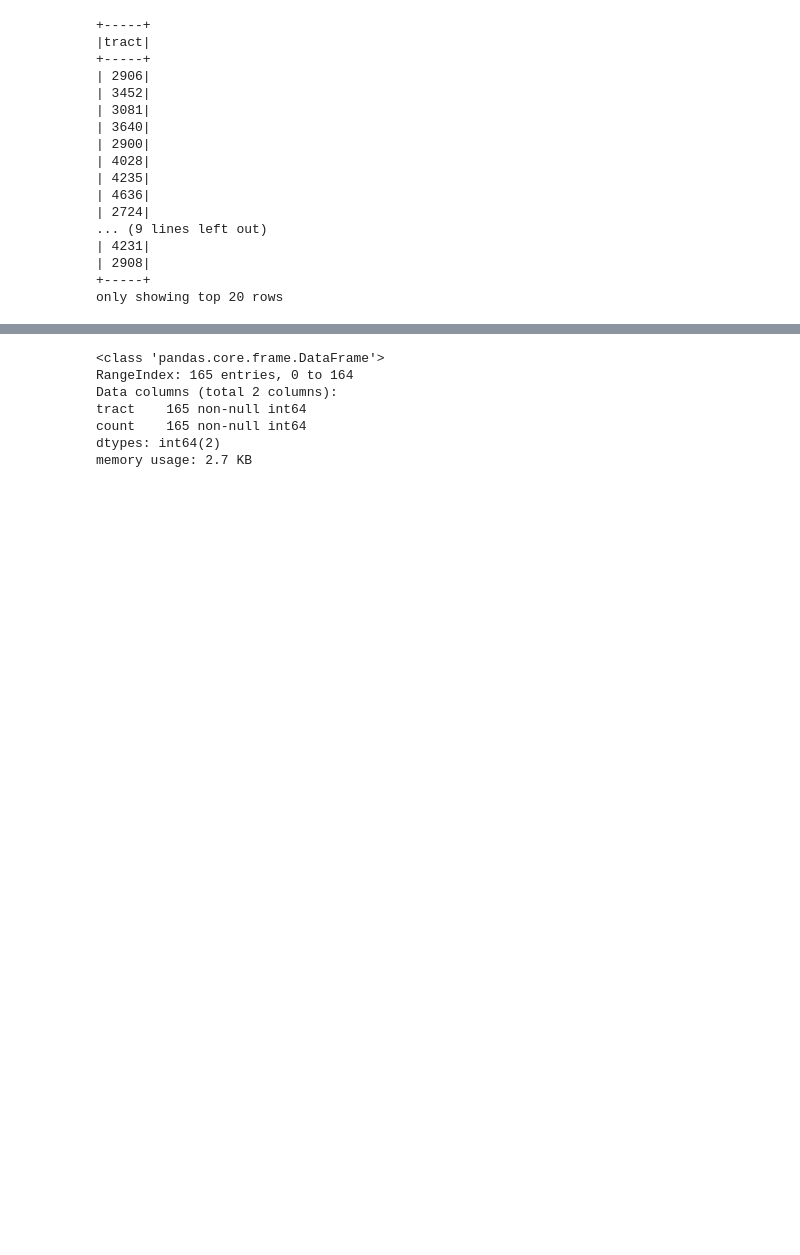
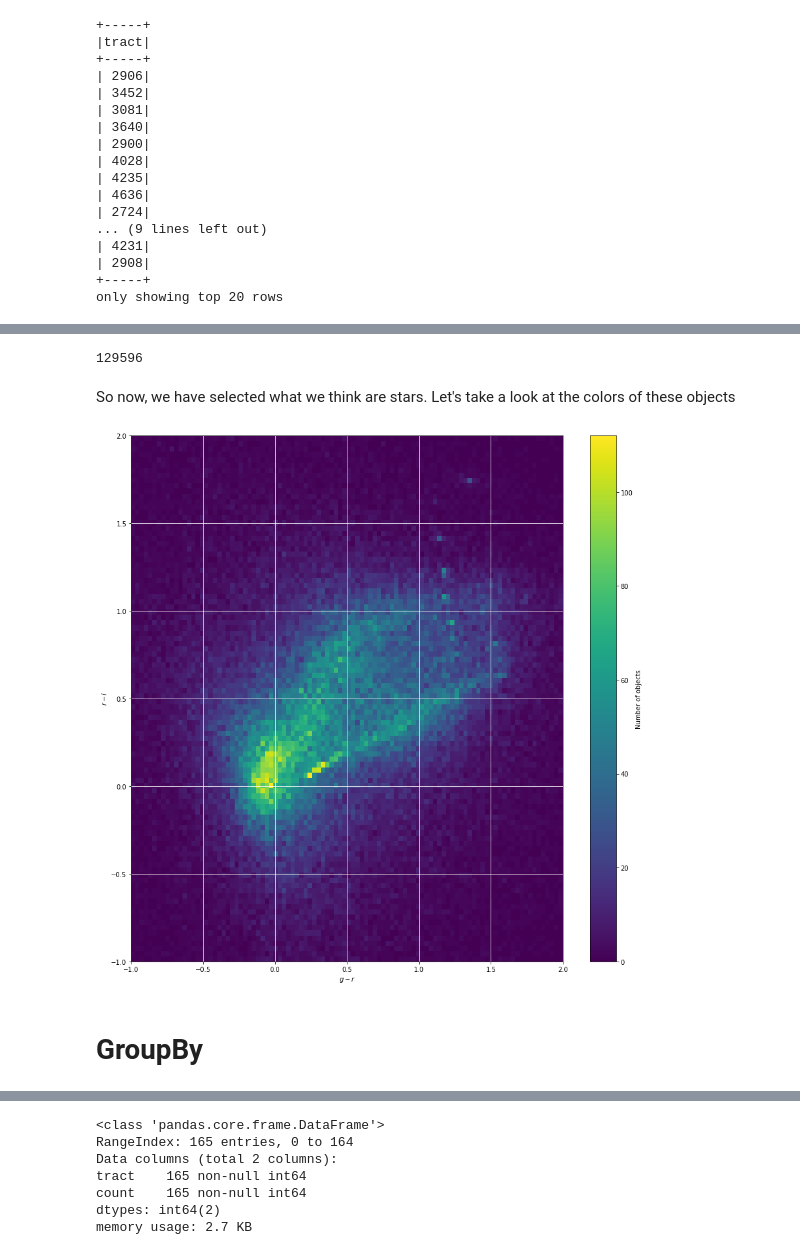
Before and after one commit to sylvielsstfr/MyDC2work, a Jupyter notebook: cluster-spark/ComputeClGal_Run2.2i_spark.ipynb, the cells around one changed output, grey strips where cells are left out. Saved outputs shown, nothing was run; the diff lists cells and outputs as text; code cells hidden in the pictures; blank space fills up the shorter version.

```diff
--- a/cluster-spark/ComputeClGal_Run2.2i_spark.ipynb
+++ b/cluster-spark/ComputeClGal_Run2.2i_spark.ipynb
@@ -264,3 +471,47 @@ only showing top 20 rows
+# %%
+# Subset of columns of interest
+cols = "mag_g_cModel, mag_r_cModel, mag_i_cModel"
+
+# SQL - register first the DataFrame
+df.createOrReplaceTempView("full_tract")
+
+# Used to be g_modelfit_CModel_flux
+sql_command = """
+    SELECT {}
+    FROM full_tract
+    WHERE
+        tract == 4636 AND
+        clean AND
+        magerr_g_cModel>0 AND
+        magerr_g_cModel<1e16 AND
+        magerr_r_cModel>0 AND
+        magerr_r_cModel<1e16 AND
+        magerr_i_cModel>0 AND
+        magerr_i_cModel<1e16
+""".format(cols)
+
+# Execute the expression - return a DataFrame
+df_sub = spark.sql(sql_command)
+
+print(df_sub.count())
+# %% [output]
+129596
+# %% [markdown]
+So now, we have selected what we think are stars. Let's take a look at the colors of these objects
+# %%
+plt.figure(figsize=(15, 15))
+mag_g_cModel, mag_r_cModel, mag_i_cModel = np.transpose(df_sub.collect())
+plt.hist2d(mag_g_cModel - mag_r_cModel,
+           mag_r_cModel - mag_i_cModel,
+           bins=100,range=[(-1,2),(-1,2)]);
+plt.xlabel('$g-r$')
+plt.ylabel('$r-i$')
+plt.colorbar(label='Number of objects');
+plt.grid(color="w")
+# %% [output]
+[figure, added]
+# %% [markdown]
+# GroupBy
 # %%
 df_stat=df_gal.groupBy("tract").count()
 # %%
```
Also changed, not shown: parts of 55 cells of this notebook.
